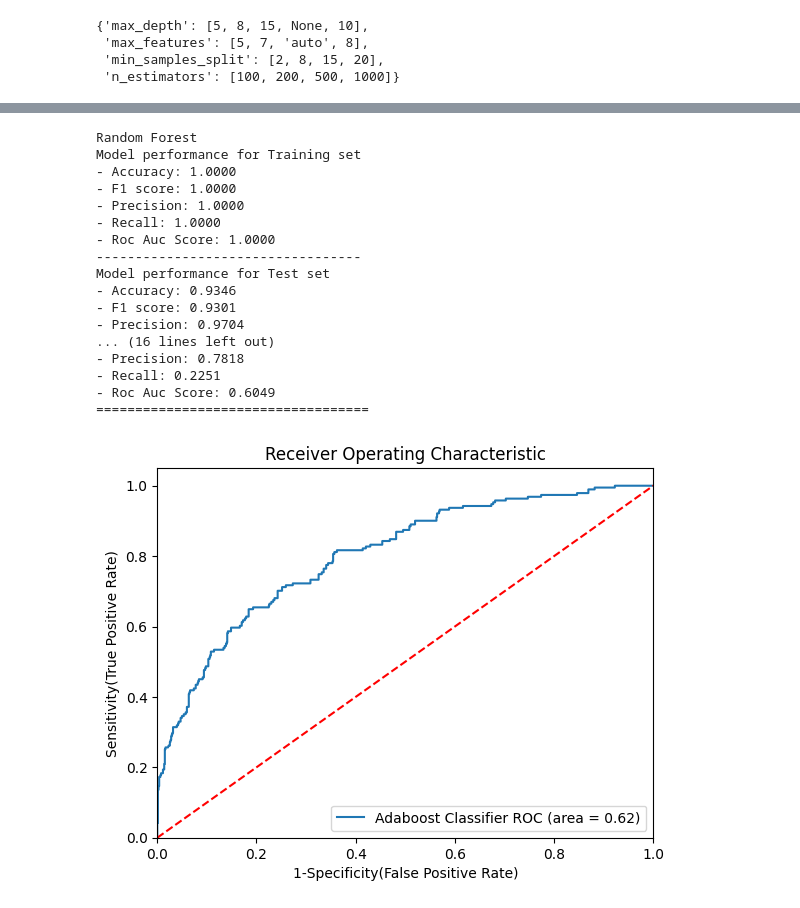
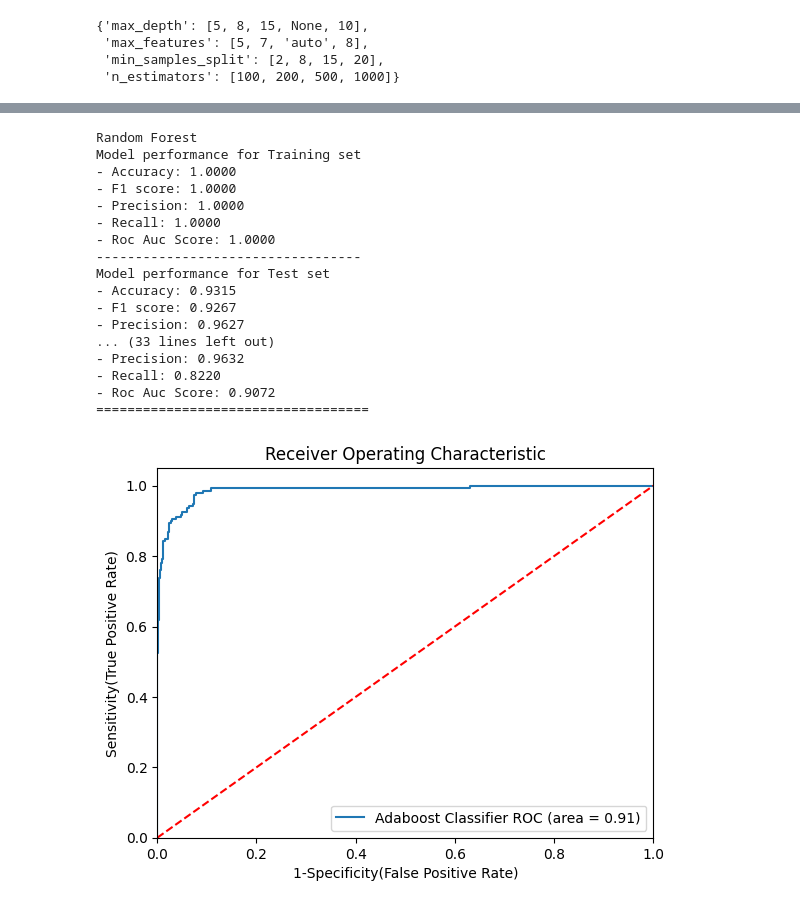
Before and after one commit to Chetan-Kumar01/Data-Science, a Jupyter notebook: Section 35/project.ipynb, the cells around one changed output, grey strips where cells are left out. Drawn from its saved outputs; the diff is of its cells as text; code cells hidden in the pictures.

```diff
--- a/Section 35/project.ipynb
+++ b/Section 35/project.ipynb
@@ -452,6 +452,14 @@ adaboost_param={
             "n_estimators":[50,60,70,80,90],
             "learning_rate":[0.01, 0.05, 0.1, 0.5, 1.0]
 }
+
+gradient_param={
+            "loss":['log_loss', 'deviance', 'exponential'],
+            "criterion":['friedman_mse', 'squared_error','mse'],
+            "min_samples_split":[2,8,15,20],
+            "n_estimators":[100,200,300,500],
+            "max_depth":[5,8,15,None,10]
+}
 # %%
 rf_params
 # %% [output]
@@ -463,7 +471,8 @@ rf_params
 ## Models list for hyperparameter tuning
 randomcv_models = [
                     ("RF", RandomForestClassifier(), rf_params),
-                    ("AdaBoost", AdaBoostClassifier(), adaboost_param)
+                    ("AdaBoost", AdaBoostClassifier(), adaboost_param),
+                    ("GradientBoost", GradientBoostingClassifier(), gradient_param)
                     ]
 # %%
 randomcv_models
@@ -518,7 +534,9 @@ models={
 
     "Random Forest":RandomForestClassifier(n_estimators=1000,min_samples_split=2,
                                           max_features=7,max_depth=None),
-    "AdaBoost":AdaBoostClassifier(n_estimators=80,learning_rate=1.0)
+    "AdaBoost":AdaBoostClassifier(n_estimators=80,learning_rate=1.0),
+    "GradientBoost": GradientBoostingClassifier(n_estimators=200,min_samples_split=15,
+                                                max_depth=None,loss='exponential',criterion='friedman_mse')
 }
 for i in range(len(list(models))):
     model = list(models.values())[i]
@@ -578,45 +596,46 @@ Model performance for Training set
 - Roc Auc Score: 1.0000
 ----------------------------------
 Model performance for Test set
-- Accuracy: 0.9346
-- F1 score: 0.9301
-- Precision: 0.9704
-... (16 lines left out)
-- Precision: 0.7818
-- Recall: 0.2251
-- Roc Auc Score: 0.6049
+- Accuracy: 0.9315
+- F1 score: 0.9267
+- Precision: 0.9627
+... (33 lines left out)
+- Precision: 0.9632
+- Recall: 0.8220
+- Roc Auc Score: 0.9072
 ===================================
 # %%
 ## Plot ROC AUC Curve
 from sklearn.metrics import roc_auc_score,roc_curve
 plt.figure()
 
 # Add the models to the list that you want to view on the ROC plot
 auc_models = [
 {
     'label': 'Adaboost Classifier',
-    'model': AdaBoostClassifier(n_estimators=80,learning_rate=1.0),
-    'auc':  0.6176
+    'model': GradientBoostingClassifier(n_estimators=200,min_samples_split=15,
+                                        max_depth=None,loss='exponential',criterion='friedman_mse'),
+    'auc': 0.9072
 }
 
 ]
 # create loop through all model
 for algo in auc_models:
     model = algo['model'] # select the model
     model.fit(X_train, y_train) # train the model
 # Compute False postive rate, and True positive rate
     fpr, tpr, thresholds = roc_curve(y_test, model.predict_proba(X_test)[:,1])
 # Calculate Area under the curve to display on the plot
     plt.plot(fpr, tpr, label='%s ROC (area = %0.2f)' % (algo['label'], algo['auc']))
 # Custom settings for the plot
 plt.plot([0, 1], [0, 1],'r--')
 plt.xlim([0.0, 1.0])
 plt.ylim([0.0, 1.05])
 plt.xlabel('1-Specificity(False Positive Rate)')
 plt.ylabel('Sensitivity(True Positive Rate)')
 plt.title('Receiver Operating Characteristic')
 plt.legend(loc="lower right")
 plt.savefig("auc.png")
 plt.show()
 # %% [output]
-[figure, old version]
+[figure, new version]
```
Also changed, not shown: parts of 2 cells of this notebook, 1 other file.
